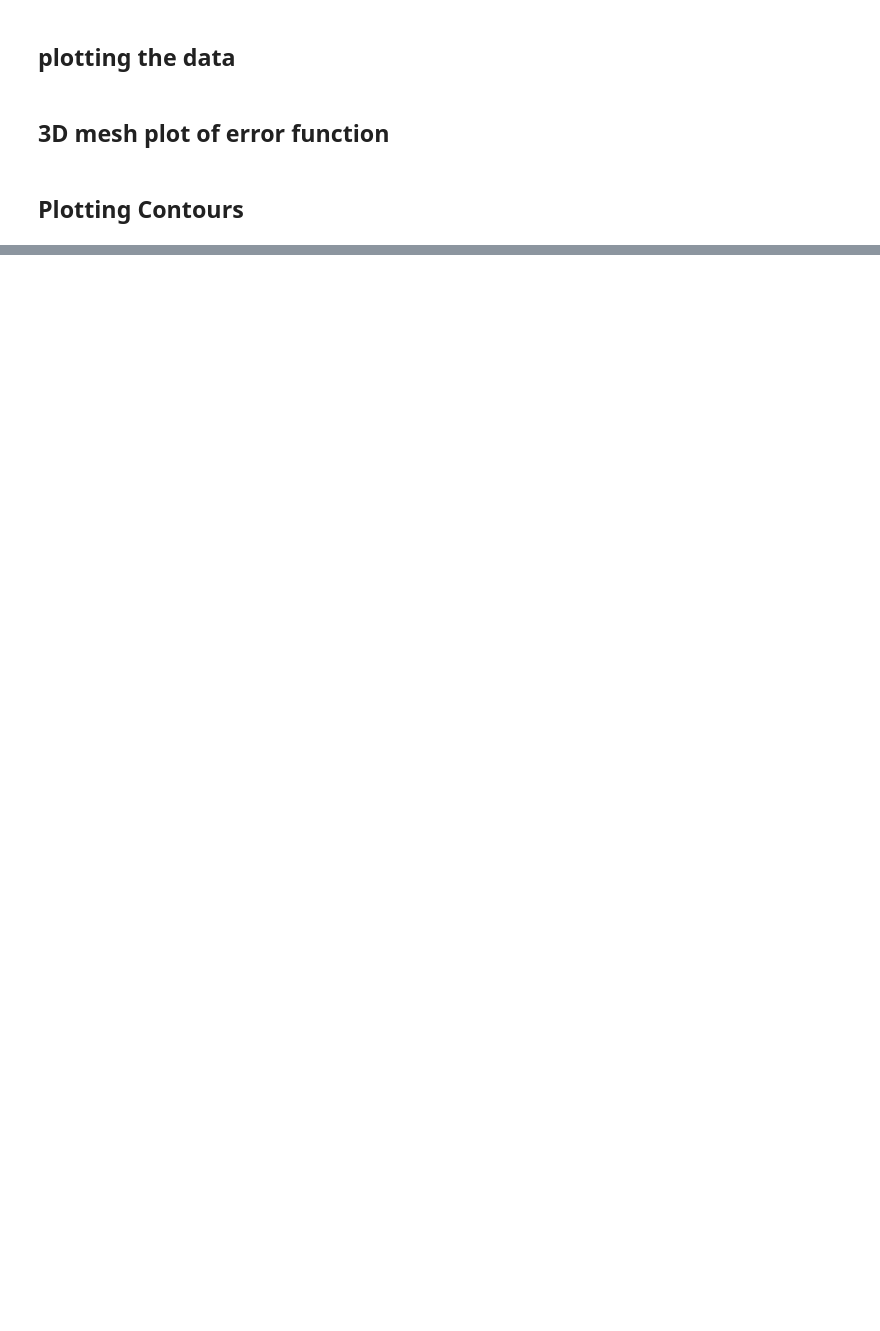
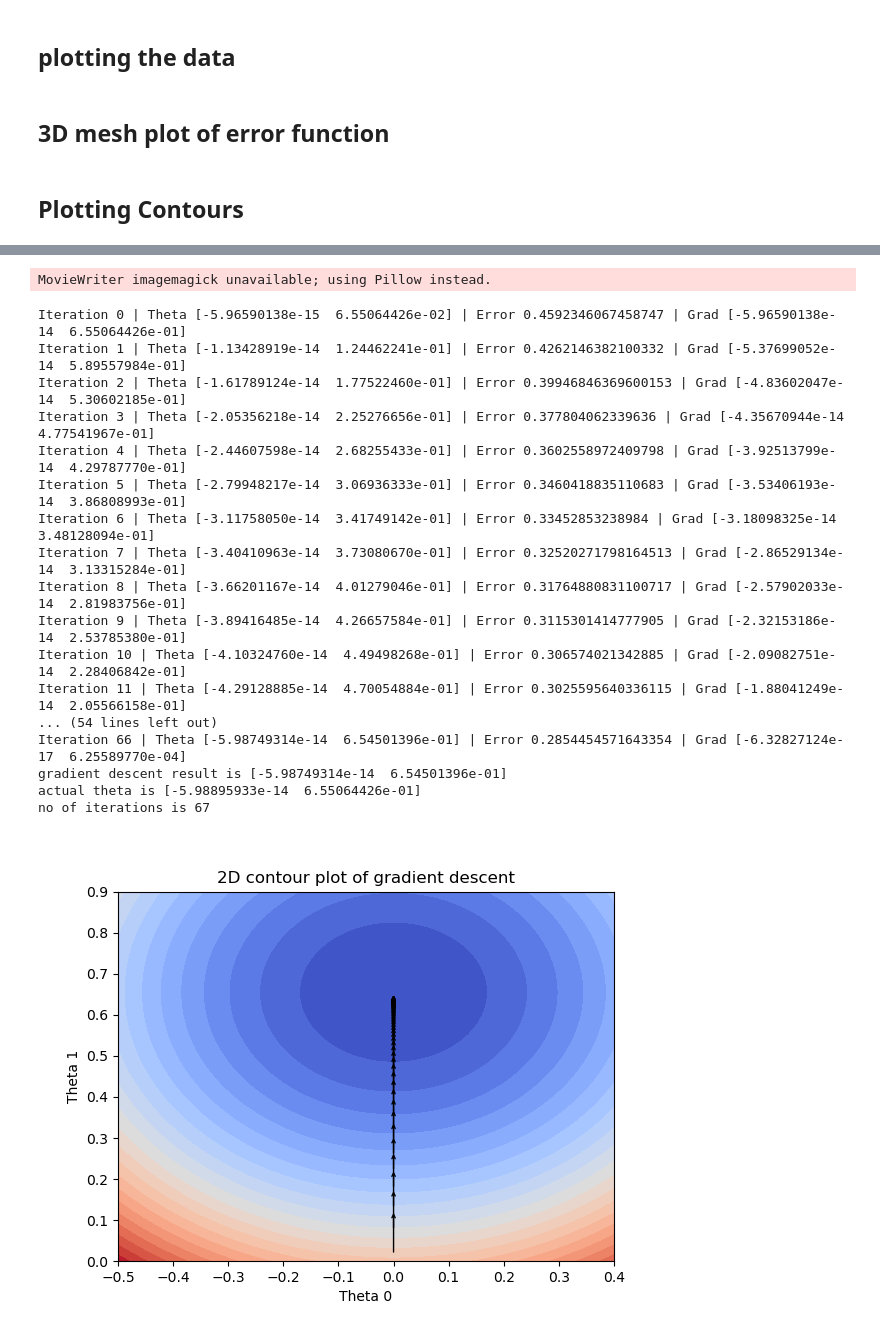
Before and after one commit to Aavegjain/COL774_A1, a Jupyter notebook: part1.ipynb, the cells around one changed output, grey strips where cells are left out. Saved outputs shown, nothing was run; the diff lists cells and outputs as text; code cells hidden in the pictures; blank space fills up the shorter version.

```diff
--- a/part1.ipynb
+++ b/part1.ipynb
@@ -222,0 +218,28 @@ plt.show()
+# %%
+
+# learning_params = [( 0.001, 20), (0.025, 200), (0.1,200) ]
+# learning_params = [(0.001, 1),  (0.025, 200)]
+learning_params = [(0.1, 200)]
+for learning_param, time_interval in learning_params:
+    theta, plot_data = gradient_descent(X, Y, learning_param)
+    plot_contours(plot_data, f"1_e_animation_{learning_param}.png", time_interval)
+# %% [output]
+MovieWriter imagemagick unavailable; using Pillow instead.
+Iteration 0 | Theta [-5.96590138e-15  6.55064426e-02] | Error 0.4592346067458747 | Grad [-5.96590138e-14  6.55064426e-01]
+Iteration 1 | Theta [-1.13428919e-14  1.24462241e-01] | Error 0.4262146382100332 | Grad [-5.37699052e-14  5.89557984e-01]
+Iteration 2 | Theta [-1.61789124e-14  1.77522460e-01] | Error 0.39946846369600153 | Grad [-4.83602047e-14  5.30602185e-01]
+Iteration 3 | Theta [-2.05356218e-14  2.25276656e-01] | Error 0.377804062339636 | Grad [-4.35670944e-14  4.77541967e-01]
+Iteration 4 | Theta [-2.44607598e-14  2.68255433e-01] | Error 0.3602558972409798 | Grad [-3.92513799e-14  4.29787770e-01]
+Iteration 5 | Theta [-2.79948217e-14  3.06936333e-01] | Error 0.3460418835110683 | Grad [-3.53406193e-14  3.86808993e-01]
+Iteration 6 | Theta [-3.11758050e-14  3.41749142e-01] | Error 0.33452853238984 | Grad [-3.18098325e-14  3.48128094e-01]
+Iteration 7 | Theta [-3.40410963e-14  3.73080670e-01] | Error 0.32520271798164513 | Grad [-2.86529134e-14  3.13315284e-01]
+Iteration 8 | Theta [-3.66201167e-14  4.01279046e-01] | Error 0.31764880831100717 | Grad [-2.57902033e-14  2.81983756e-01]
+Iteration 9 | Theta [-3.89416485e-14  4.26657584e-01] | Error 0.3115301414777905 | Grad [-2.32153186e-14  2.53785380e-01]
+Iteration 10 | Theta [-4.10324760e-14  4.49498268e-01] | Error 0.306574021342885 | Grad [-2.09082751e-14  2.28406842e-01]
+Iteration 11 | Theta [-4.29128885e-14  4.70054884e-01] | Error 0.3025595640336115 | Grad [-1.88041249e-14  2.05566158e-01]
+... (54 lines left out)
+Iteration 66 | Theta [-5.98749314e-14  6.54501396e-01] | Error 0.2854454571643354 | Grad [-6.32827124e-17  6.25589770e-04]
+gradient descent result is [-5.98749314e-14  6.54501396e-01]
+actual theta is [-5.98895933e-14  6.55064426e-01]
+no of iterations is 67
+[figure, added]
```
Also changed, not shown: parts of 7 cells of this notebook, 9 other files.
